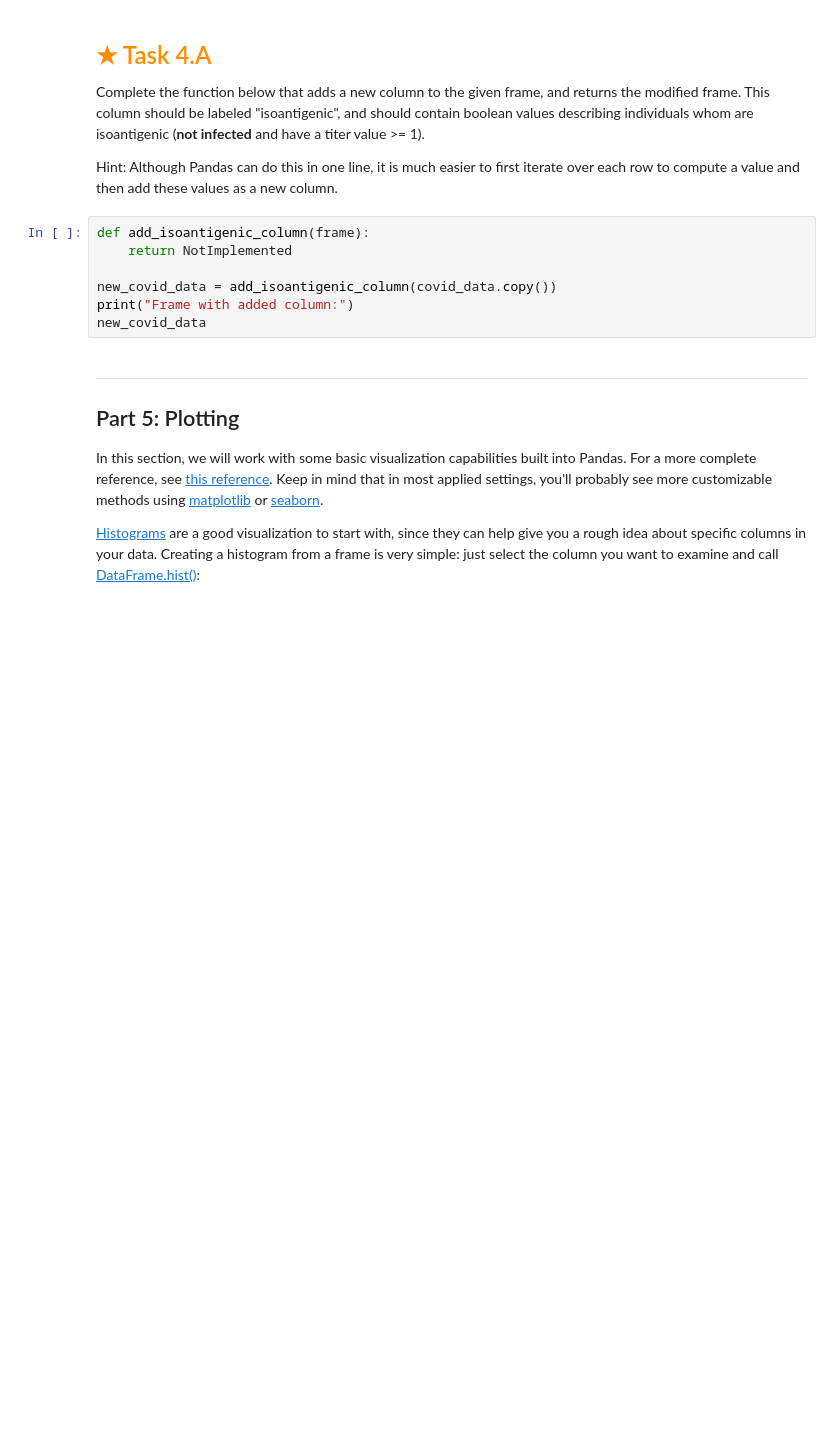
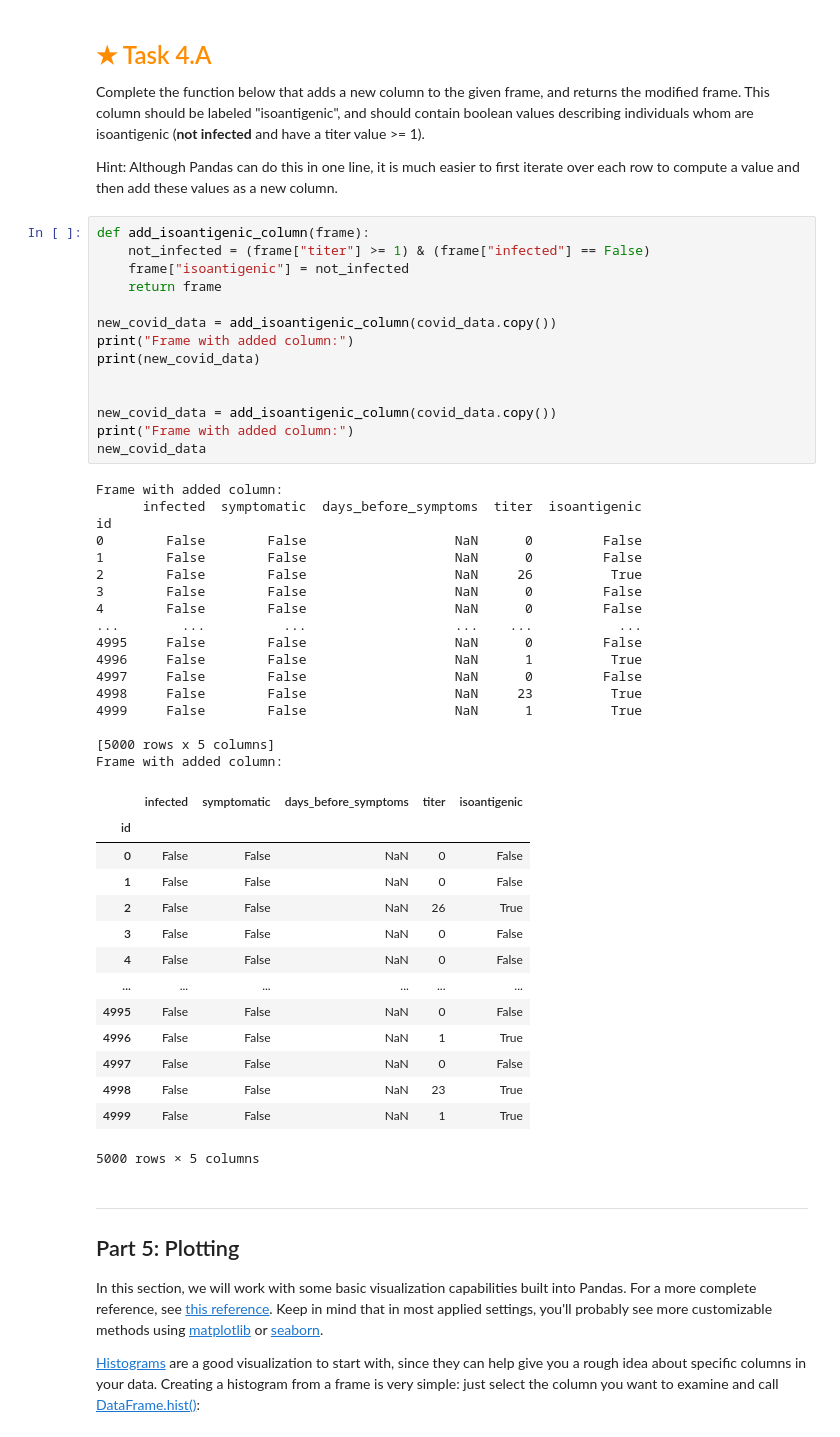
Before and after one commit to varshh2005/CSE_40_HO1, a Jupyter notebook: assignment.ipynb, the cells around one changed output. Drawn from its saved outputs; the diff is of its cells as text; blank space fills up the shorter version.

```diff
--- a/assignment.ipynb
+++ b/assignment.ipynb
@@ -853,11 +1250,50 @@ and should contain boolean values describing individuals whom are isoantigenic (
 Hint: Although Pandas can do this in one line, it is much easier to first iterate over each row to compute a value and then add these values as a new column.
 # %%
 def add_isoantigenic_column(frame):
-    return NotImplemented
+    not_infected = (frame["titer"] >= 1) & (frame["infected"] == False)
+    frame["isoantigenic"] = not_infected
+    return frame
+
+new_covid_data = add_isoantigenic_column(covid_data.copy())
+print("Frame with added column:")
+print(new_covid_data)
+
 
 new_covid_data = add_isoantigenic_column(covid_data.copy())
 print("Frame with added column:")
 new_covid_data
+# %% [output]
+Frame with added column:
+      infected  symptomatic  days_before_symptoms  titer  isoantigenic
+id
+0        False        False                   NaN      0         False
+1        False        False                   NaN      0         False
+2        False        False                   NaN     26          True
+3        False        False                   NaN      0         False
+4        False        False                   NaN      0         False
+...        ...          ...                   ...    ...           ...
+4995     False        False                   NaN      0         False
+4996     False        False                   NaN      1          True
+4997     False        False                   NaN      0         False
+4998     False        False                   NaN     23          True
+4999     False        False                   NaN      1          True
+
+[5000 rows x 5 columns]
+Frame with added column:
+|  | infected | symptomatic | days_before_symptoms | titer | isoantigenic |
+| id |  |  |  |  |  |
+| 0 | False | False | NaN | 0 | False |
+| 1 | False | False | NaN | 0 | False |
+| 2 | False | False | NaN | 26 | True |
+| 3 | False | False | NaN | 0 | False |
+| 4 | False | False | NaN | 0 | False |
+| ... | ... | ... | ... | ... | ... |
+| 4995 | False | False | NaN | 0 | False |
+| 4996 | False | False | NaN | 1 | True |
+| 4997 | False | False | NaN | 0 | False |
+| 4998 | False | False | NaN | 23 | True |
+| 4999 | False | False | NaN | 1 | True |
+5000 rows × 5 columns
 # %% [markdown]
 ---
 
```
Also changed, not shown: parts of 49 cells of this notebook.
